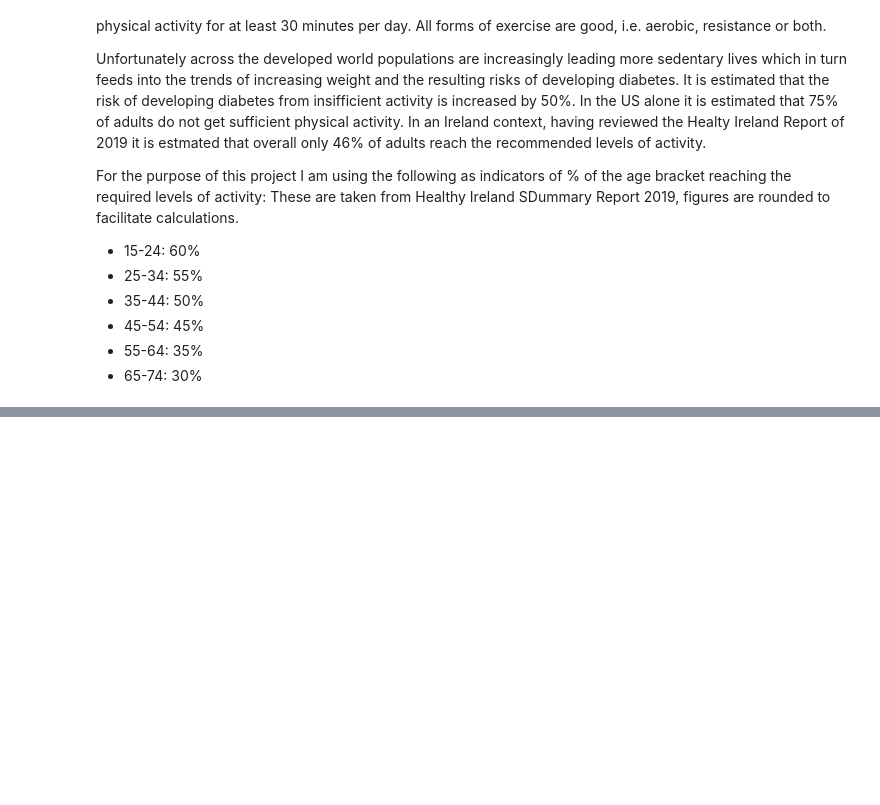
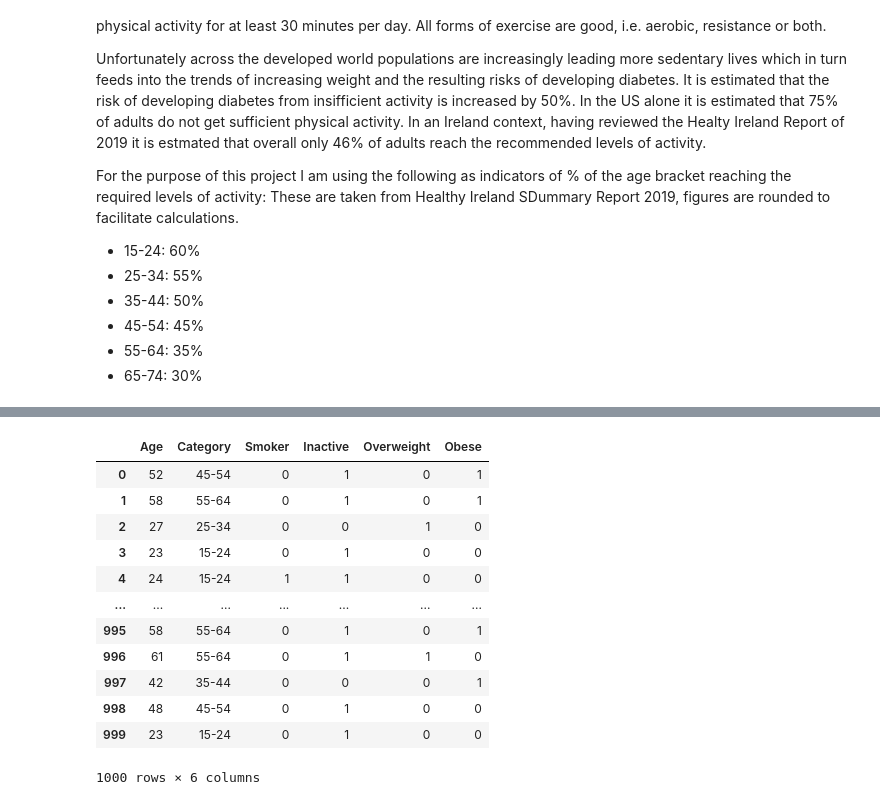
Before and after one commit to donneger/PFDA_Project_2021, a Jupyter notebook: PFDA_Project_2021.ipynb, the cells around one changed output, grey strips where cells are left out. Drawn from its saved outputs; the diff is of its cells as text; code cells hidden in the pictures; blank space fills up the shorter version.

```diff
--- a/PFDA_Project_2021.ipynb
+++ b/PFDA_Project_2021.ipynb
@@ -262,0 +282,16 @@ popdf1['Smoker'].sum()
+# %%
+def f(popdf):
+    if popdf['Age']>=15 and popdf['Age']<=24:return np.random.binomial(1,0.4)
+    elif popdf['Age']>24 and popdf['Age']<=34:return np.random.binomial(1,0.45)
+    elif popdf['Age']>34 and popdf['Age']<=44:return np.random.binomial(1,0.55)
+    elif popdf['Age']>44 and popdf['Age']<=54:return np.random.binomial(1,0.65)
+    elif popdf['Age']>54 and popdf['Age']<=64:return np.random.binomial(1,0.7)
+    elif popdf['Age']>64:return np.random.binomial(1,0.1)
+    else: return 0
+popdf['Inactive']= popdf.apply(f, axis=1)
+popdf
+#popdfsmoker=popdf
+#popdfsmoker
+#popdfsmoker[popdfsmoker['Category'], ['Smoker'].sum()]
+#popdfsmoker['Smoker'].sum()
+#popdfsmoker.groupby('Category')['Smoker'].sum()
@@ -262,0 +312,11 @@ popdf1['Smoker'].sum()
+# %%
+def f(popdf):
+    if popdf['Age']>=15 and popdf['Age']<=24:return np.random.binomial(1,0.20)
+    elif popdf['Age']>24 and popdf['Age']<=34:return np.random.binomial(1,0.35)
+    elif popdf['Age']>34 and popdf['Age']<=44:return np.random.binomial(1,0.40)
+    elif popdf['Age']>44 and popdf['Age']<=54:return np.random.binomial(1,0.45)
+    elif popdf['Age']>54 and popdf['Age']<=64:return np.random.binomial(1,0.45)
+    elif popdf['Age']>64:return np.random.binomial(1,0.4)
+    else: return 0
+popdf['Overweight']= popdf.apply(f, axis=1)
+popdf
@@ -262,0 +337,26 @@ popdf1['Smoker'].sum()
+# %%
+def f(popdf):
+    if popdf['Overweight']==1:return 0
+    elif popdf['Age']>=15 and popdf['Age']<=24:return np.random.binomial(1,0.10)
+    elif popdf['Age']>24 and popdf['Age']<=34:return np.random.binomial(1,0.20)
+    elif popdf['Age']>34 and popdf['Age']<=44:return np.random.binomial(1,0.20)
+    elif popdf['Age']>44 and popdf['Age']<=54:return np.random.binomial(1,0.25)
+    elif popdf['Age']>54 and popdf['Age']<=64:return np.random.binomial(1,0.30)
+    elif popdf['Age']>64:return np.random.binomial(1,0.35)
+    else: return 0
+popdf['Obese']= popdf.apply(f, axis=1)
+popdf
+# %% [output]
+|  | Age | Category | Smoker | Inactive | Overweight | Obese |
+| 0 | 52 | 45-54 | 0 | 1 | 0 | 1 |
+| 1 | 58 | 55-64 | 0 | 1 | 0 | 1 |
+| 2 | 27 | 25-34 | 0 | 0 | 1 | 0 |
+| 3 | 23 | 15-24 | 0 | 1 | 0 | 0 |
+| 4 | 24 | 15-24 | 1 | 1 | 0 | 0 |
+| ... | ... | ... | ... | ... | ... | ... |
+| 995 | 58 | 55-64 | 0 | 1 | 0 | 1 |
+| 996 | 61 | 55-64 | 0 | 1 | 1 | 0 |
+| 997 | 42 | 35-44 | 0 | 0 | 0 | 1 |
+| 998 | 48 | 45-54 | 0 | 1 | 0 | 0 |
+| 999 | 23 | 15-24 | 0 | 1 | 0 | 0 |
+1000 rows × 6 columns
```
Also changed, not shown: parts of 6 cells of this notebook.
